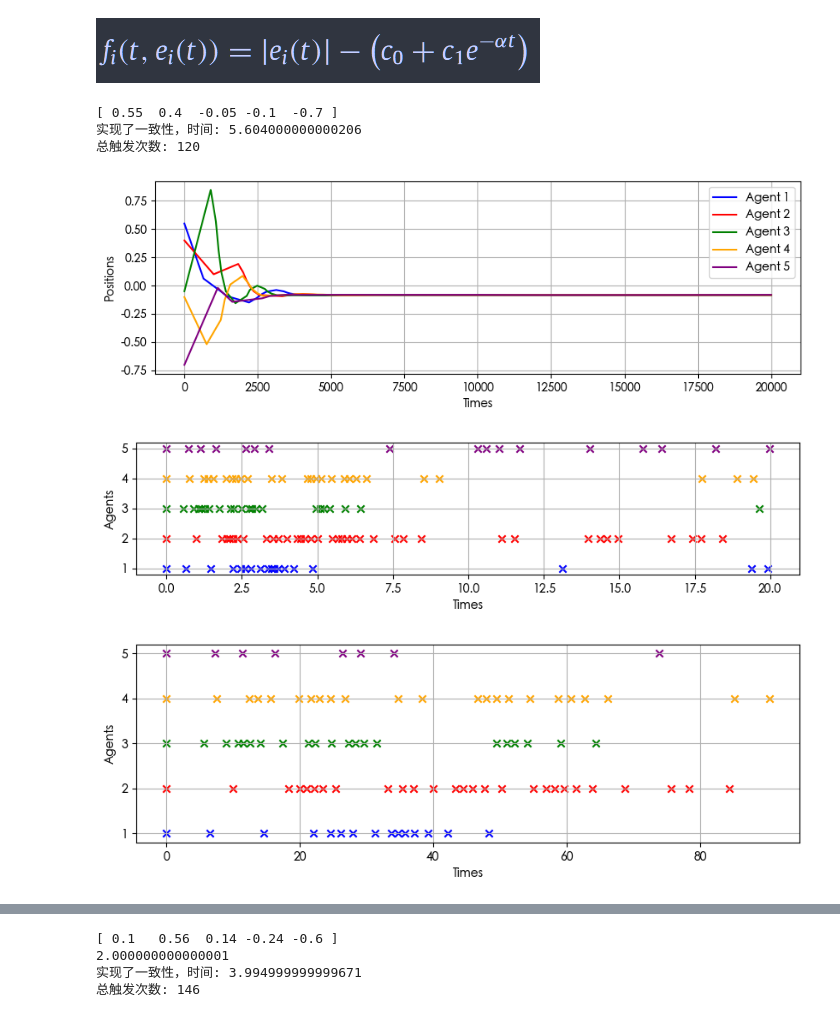
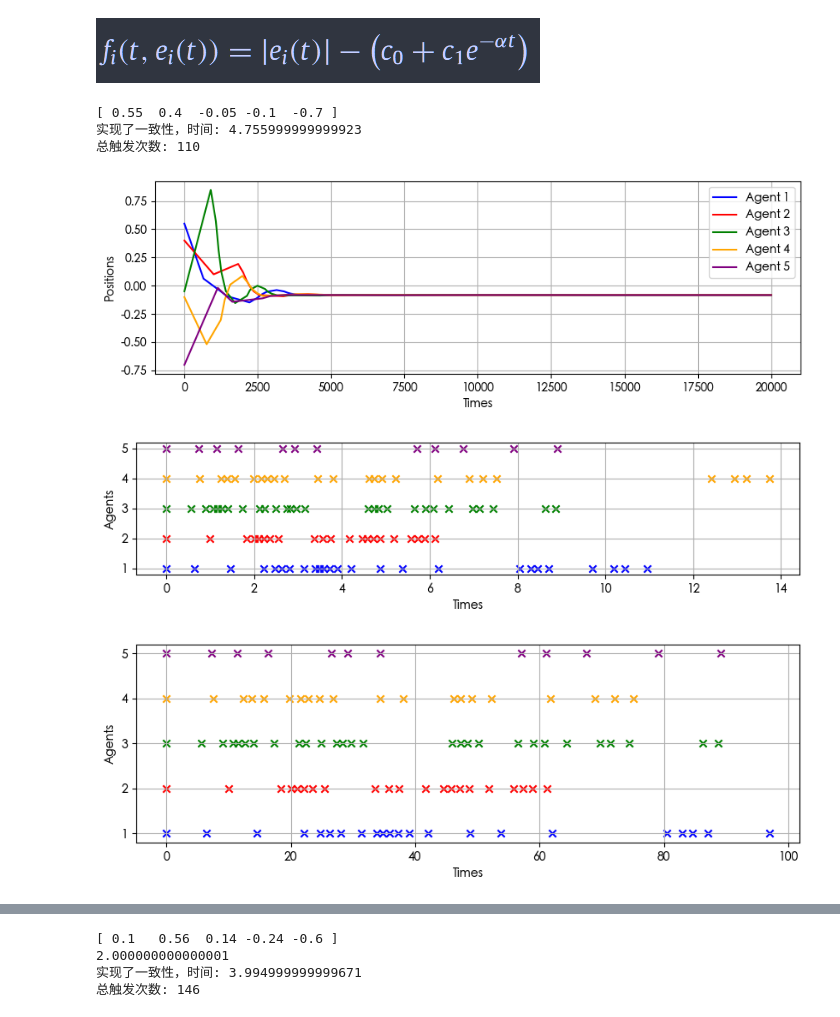
Before and after one commit to yjchenCN/Multi-agent-consensus-algorithm, a Jupyter notebook: traditional mathematical algorithms/Event-based broadcasting for multi-agent average consensus.ipynb, the cells around one changed output, grey strips where cells are left out. Drawn from its saved outputs; the diff is of its cells as text; code cells hidden in the pictures.

```diff
--- a/traditional mathematical algorithms/Event-based broadcasting for multi-agent average consensus.ipynb
+++ b/traditional mathematical algorithms/Event-based broadcasting for multi-agent average consensus.ipynb
@@ -20,7 +20,7 @@ class Agent:
         #self.c_0 = 0.0001
         #self.c_1 = 0.2499
         #self.alpha = 0.4699
-        self.c_0 = 0.00049
+        self.c_0 = 0.00068
         self.c_1 = 1.2
         self.alpha = 1.4
         self.trigger_count = 0
@@ -147,34 +147,34 @@ plt.grid(True)
 
 # 创建自定义的时间数组
 time = 10
 custom_time = np.arange(num_iterations) * dt
 
 # 截取前50个时间步的数据
 custom_time = custom_time[:time]
 
 # 绘制触发事件图，使用截取后的时间数组
 plt.figure(figsize=(10, 3))
 # 收集所有智能体的触发时间点和对应的索引以及颜色
 trigger_events = []
 for i, agent in enumerate(agents):
     for t, _ in agent.trigger_points:
         if t < time:  # 仅保留时间步前50的触发事件数据
             trigger_events.append((t, i + 1, colors[i]))  # 存储时间、智能体索引和颜色
 # 按触发时间排序
 trigger_events.sort()
 # 绘制触发事件
 for t, i, color in trigger_events:
     plt.scatter(t * 10, i, marker='x', color=color)  # 使用之前生成的颜色映射绘制触发事件，保持颜色一致
 plt.xlabel('Times')
 plt.ylabel('Agents')
 #plt.title('各智能体触发事件')
 plt.yticks(range(1, num_agents + 1))  # 设置y轴刻度以匹配智能体的索引
 plt.grid(True)
 plt.show()
 # %% [output]
 [ 0.55  0.4  -0.05 -0.1  -0.7 ]
-实现了一致性，时间: 5.604000000000206
-总触发次数: 120
+实现了一致性，时间: 4.755999999999923
+总触发次数: 110
 [figure]
-[figure, old version]
+[figure, new version]
-[figure, old version]
+[figure, new version]
```
Also changed, not shown: parts of 5 cells of this notebook, 21 other files.
